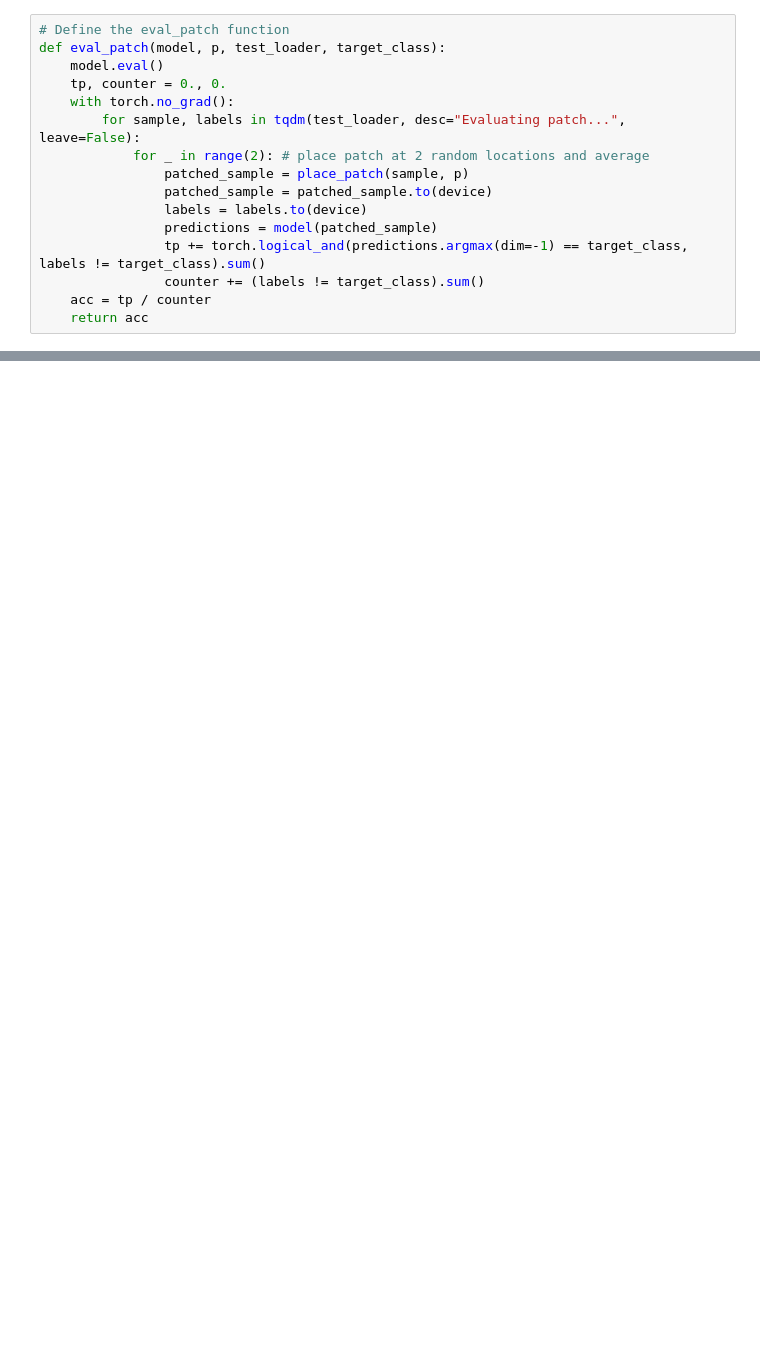
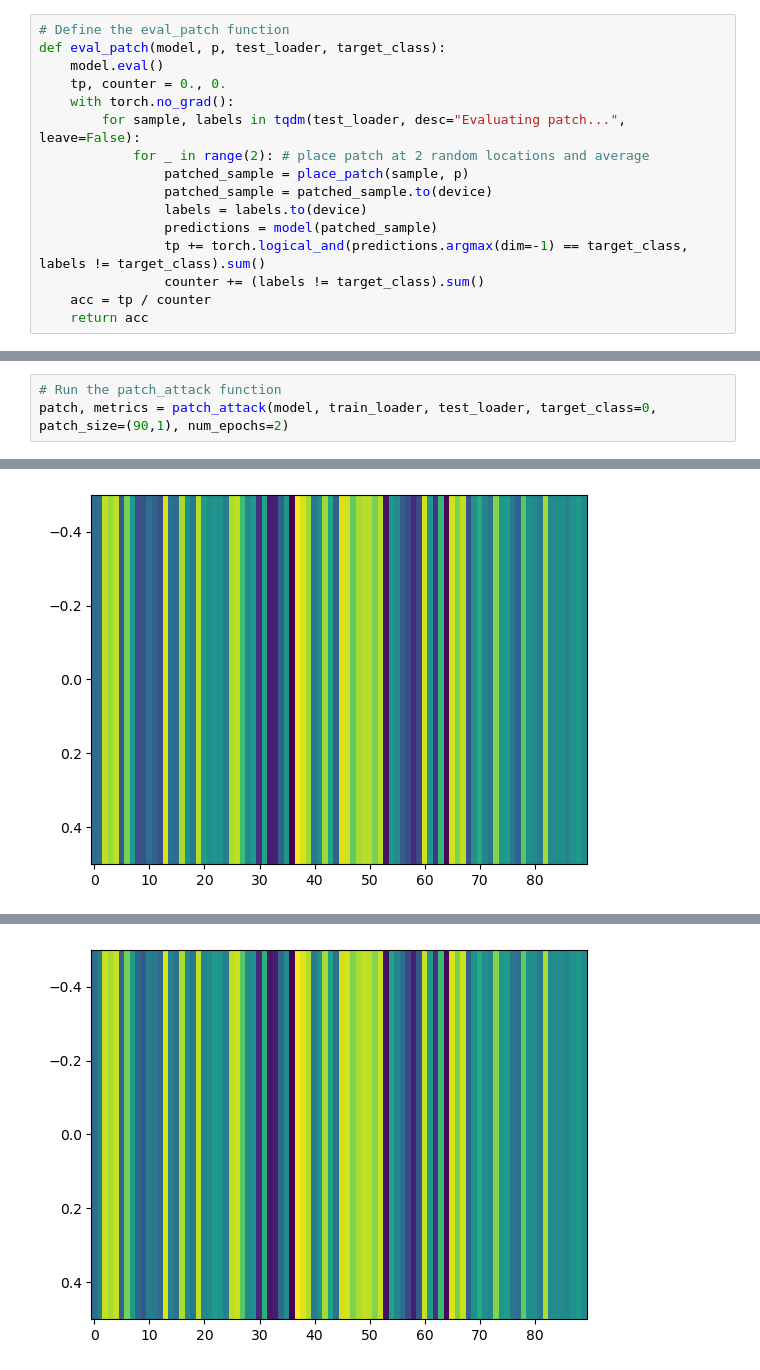
Before and after one commit to gijsdesmit/Project_DL, a Jupyter notebook: patch_attack_pytorch.ipynb, the cells around one changed output, grey strips where cells are left out. Drawn from its saved outputs; the diff is of its cells as text; blank space fills up the shorter version.

```diff
--- a/patch_attack_pytorch.ipynb
+++ b/patch_attack_pytorch.ipynb
@@ -169,0 +178,4 @@ Epoch 4, Test Accuracy: 0.49
+# %%
+# Run the patch_attack function
+patch, metrics = patch_attack(model, train_loader, test_loader, target_class=0, patch_size=(90,1), num_epochs=2)
+# %% [output]
@@ -169,0 +183 @@ Epoch 4, Test Accuracy: 0.49
+[figure, added]
@@ -170,3 +185,4 @@ Epoch 4, Test Accuracy: 0.49
+[figure, added]
 # %%
 plot_sample(patch)
 print(metrics)
```
Also changed, not shown: parts of 11 cells of this notebook, 3 other files.
